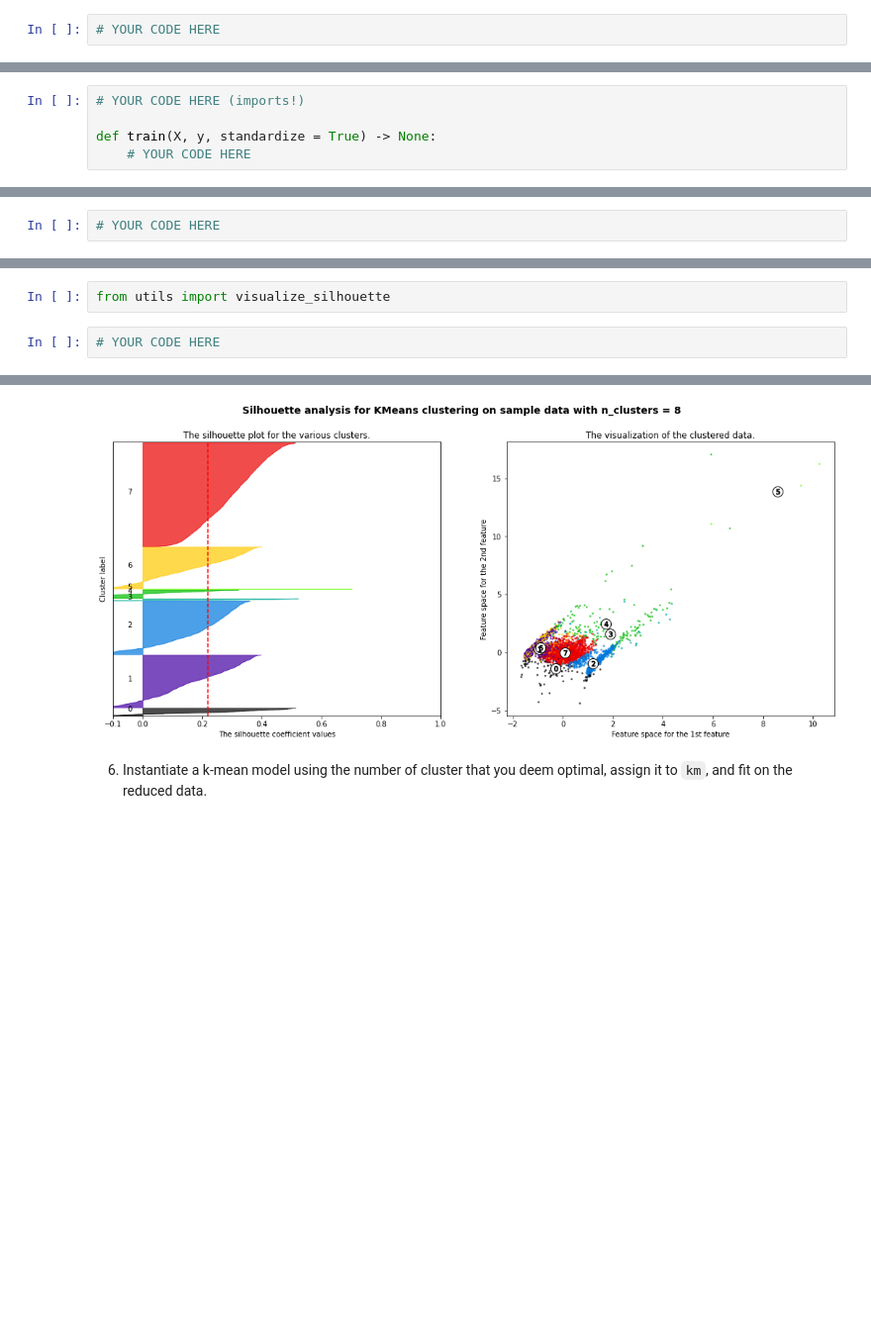
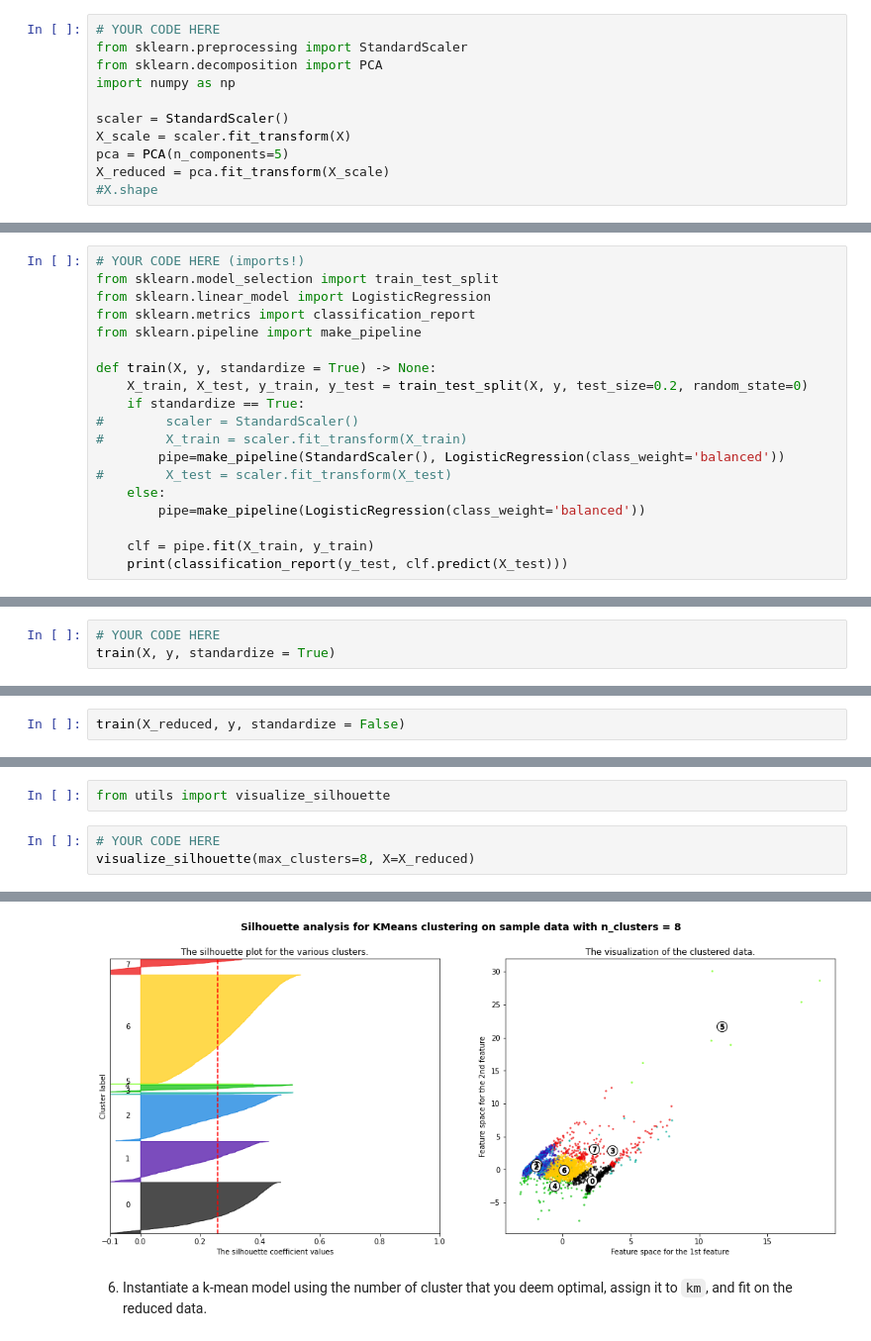
Before and after one commit to sireeshgit/naive-addition, a Jupyter notebook: assignments/week-7-unsuper-lrn/nb/new-product-launch.ipynb, the cells around one changed output, grey strips where cells are left out. Shown at 99% size. Saved outputs shown, nothing was run; the diff lists cells and outputs as text; blank space fills up the shorter version.

```diff
--- a/assignments/week-7-unsuper-lrn/nb/new-product-launch.ipynb
+++ b/assignments/week-7-unsuper-lrn/nb/new-product-launch.ipynb
@@ -79,3 +98,12 @@ assert y.shape == (5000,)
     If time permits, read [Does mean centering or feature scaling affect a Principal Component Analysis?](https://sebastianraschka.com/faq/docs/pca-scaling.html) or [discussion 1](https://stats.stackexchange.com/questions/53/pca-on-correlation-or-covariance).
 # %%
 # YOUR CODE HERE
+from sklearn.preprocessing import StandardScaler
+from sklearn.decomposition import PCA
+import numpy as np
+
+scaler = StandardScaler()
+X_scale = scaler.fit_transform(X)
+pca = PCA(n_components=5)
+X_reduced = pca.fit_transform(X_scale)
+#X.shape
@@ -129,13 +164,28 @@ def visualize_3pcs(pcs, y):
     - print the classification report (use `sklearn.metrics.classification_report`) on test data
 # %%
 # YOUR CODE HERE (imports!)
+from sklearn.model_selection import train_test_split
+from sklearn.linear_model import LogisticRegression
+from sklearn.metrics import classification_report
+from sklearn.pipeline import make_pipeline
 
 def train(X, y, standardize = True) -> None:
-    # YOUR CODE HERE
+    X_train, X_test, y_train, y_test = train_test_split(X, y, test_size=0.2, random_state=0)
+    if standardize == True:
+#        scaler = StandardScaler()
+#        X_train = scaler.fit_transform(X_train)
+        pipe=make_pipeline(StandardScaler(), LogisticRegression(class_weight='balanced'))
+#        X_test = scaler.fit_transform(X_test)
+    else:
+        pipe=make_pipeline(LogisticRegression(class_weight='balanced'))
+
+    clf = pipe.fit(X_train, y_train)
+    print(classification_report(y_test, clf.predict(X_test)))
 # %% [markdown]
 Now apply the pipeline on the all the features `X` and review the performance
 # %%
 # YOUR CODE HERE
+train(X, y, standardize = True)
 # %% [output]
               precision    recall  f1-score   support
 
@@ -145,3 +195,5 @@ Now apply the pipeline on the all the features `X` and review the performance
     accuracy                           0.68      1000
    macro avg       0.65      0.65      0.65      1000
 weighted avg       0.68      0.68      0.68      1000
+# %%
+train(X_reduced, y, standardize = False)
@@ -208,4 +263,5 @@ def visualize_elbow(X, ks):
 from utils import visualize_silhouette
 # %%
 # YOUR CODE HERE
+visualize_silhouette(max_clusters=8, X=X_reduced)
 # %% [output]
@@ -225,4 +281,4 @@ For n_clusters = 8 The average silhouette_score is : 0.21817268912132334
-[figure, old version]
+[figure, new version]
 # %% [markdown]
 6. Instantiate a k-mean model using the number of cluster that you deem optimal, assign it to `km`, and fit on the reduced data.
 # %%
```
Also changed, not shown: parts of 40 cells of this notebook, 1 other file.
